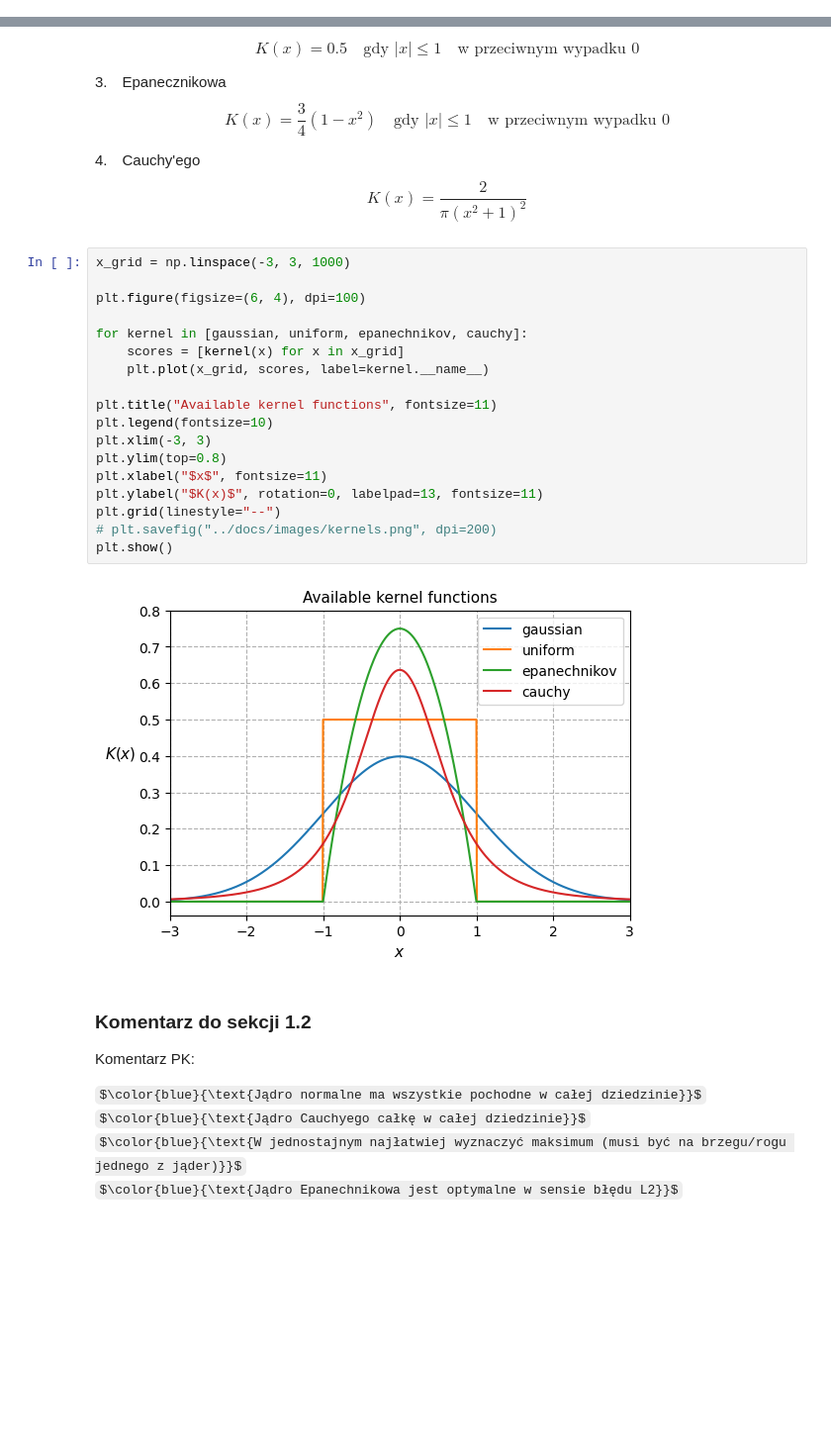
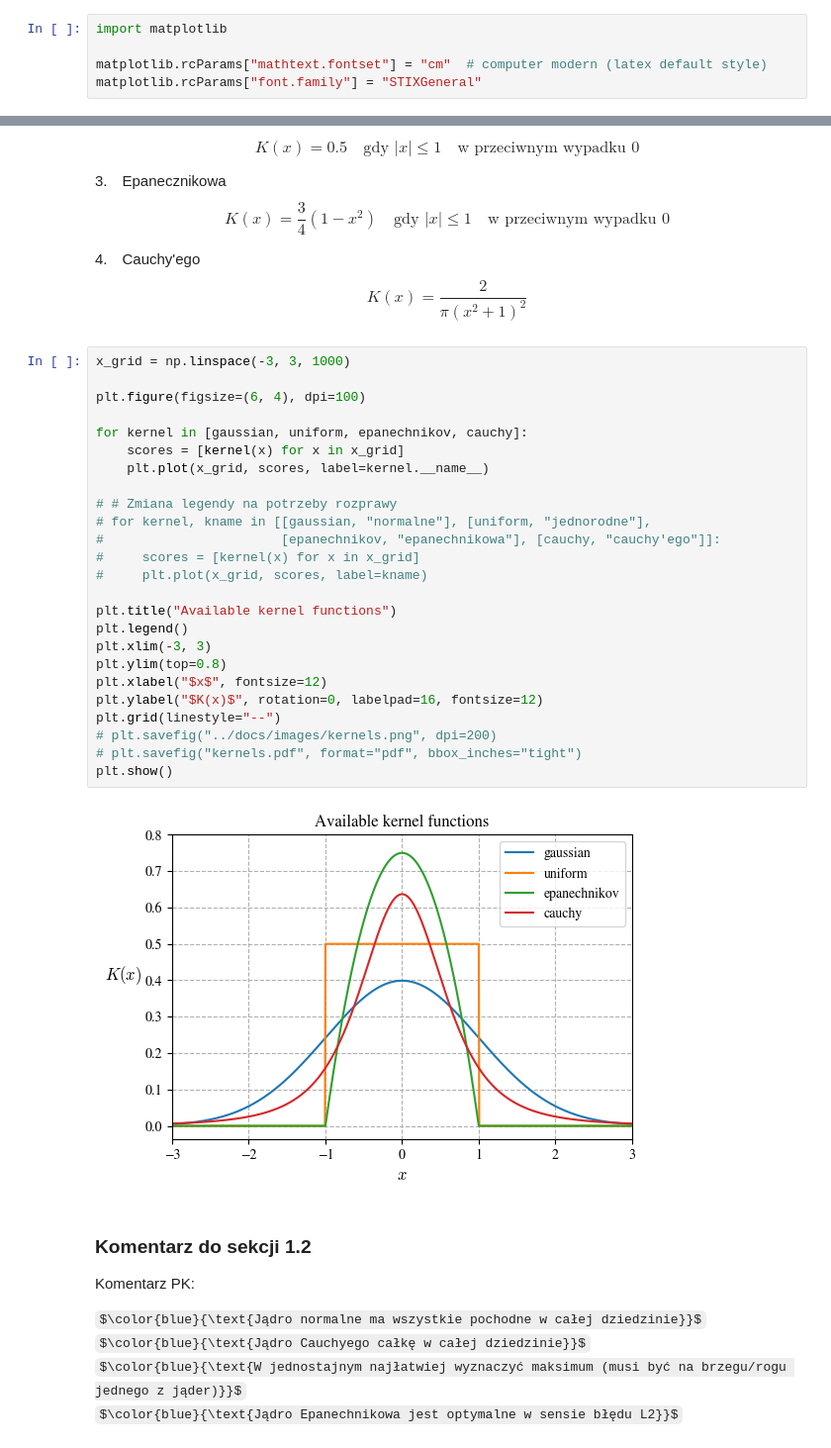
Before and after one commit to krystianfranus/kde-learn, a Jupyter notebook: notebooks/PhD_notes_kde.ipynb, the cells around one changed output, grey strips where cells are left out. Shown at 99% size. Cells and saved outputs as stored; diff of their text form; some formulas as TeX source; blank space fills up the shorter version.

```diff
--- a/notebooks/PhD_notes_kde.ipynb
+++ b/notebooks/PhD_notes_kde.ipynb
@@ -19,6 +19,11 @@ from sklearn.cluster import KMeans
 
 import warnings
 warnings.filterwarnings("ignore")
+# %%
+import matplotlib
+
+matplotlib.rcParams["mathtext.fontset"] = "cm"  # computer modern (latex default style)
+matplotlib.rcParams["font.family"] = "STIXGeneral"
 # %% [markdown]
 # Estymator jądrowy
 
@@ -50,23 +55,30 @@ $$K(x) = \frac{2}{\pi (x^2 + 1)^2}$$
 # %%
 x_grid = np.linspace(-3, 3, 1000)
 
 plt.figure(figsize=(6, 4), dpi=100)
 
 for kernel in [gaussian, uniform, epanechnikov, cauchy]:
     scores = [kernel(x) for x in x_grid]
     plt.plot(x_grid, scores, label=kernel.__name__)
 
-plt.title("Available kernel functions", fontsize=11)
-plt.legend(fontsize=10)
+# # Zmiana legendy na potrzeby rozprawy
+# for kernel, kname in [[gaussian, "normalne"], [uniform, "jednorodne"],
+#                       [epanechnikov, "epanechnikowa"], [cauchy, "cauchy'ego"]]:
+#     scores = [kernel(x) for x in x_grid]
+#     plt.plot(x_grid, scores, label=kname)
+
+plt.title("Available kernel functions")
+plt.legend()
 plt.xlim(-3, 3)
 plt.ylim(top=0.8)
-plt.xlabel("$x$", fontsize=11)
-plt.ylabel("$K(x)$", rotation=0, labelpad=13, fontsize=11)
+plt.xlabel("$x$", fontsize=12)
+plt.ylabel("$K(x)$", rotation=0, labelpad=16, fontsize=12)
 plt.grid(linestyle="--")
 # plt.savefig("../docs/images/kernels.png", dpi=200)
+# plt.savefig("kernels.pdf", format="pdf", bbox_inches="tight")
 plt.show()
 # %% [output]
-[figure, old version]
+[figure, new version]
 # %% [markdown]
 ### Komentarz do sekcji 1.2
 
```
Also changed, not shown: parts of 23 cells of this notebook, 15 other files.
